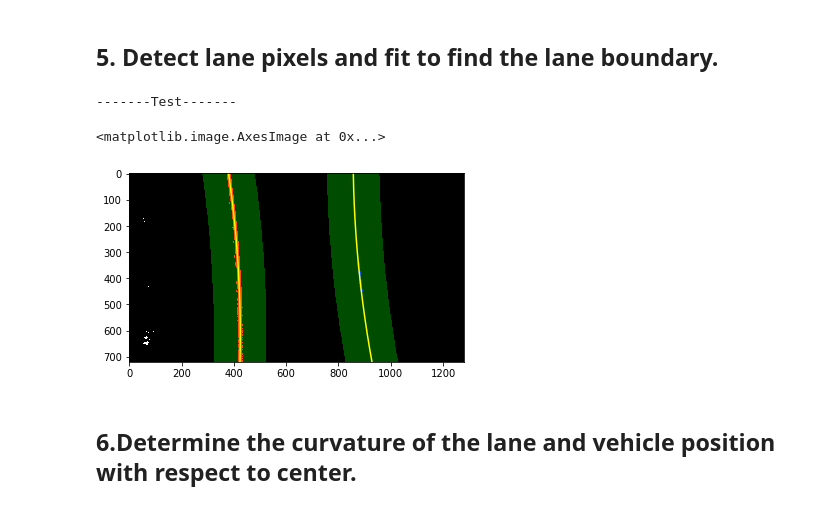
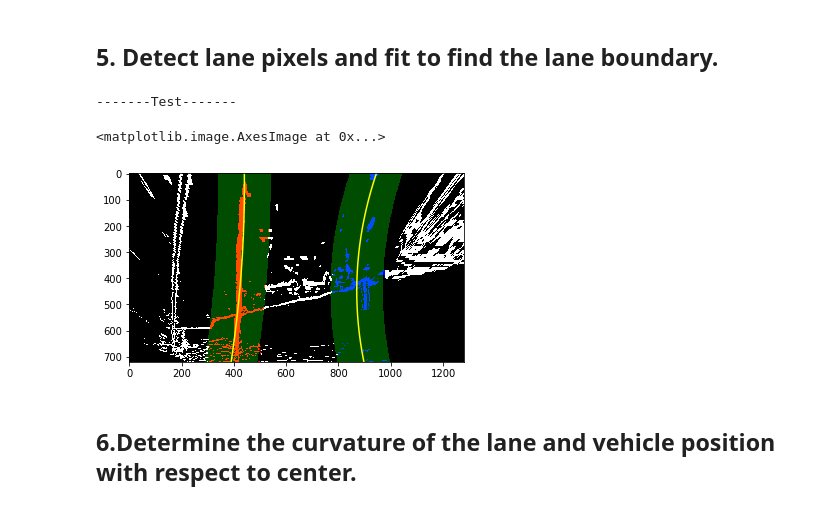
Before and after one commit to kolamanlee/CarND-LaneLines-P1, a Jupyter notebook: CarND-Advanced-Lane-Lines/P2.ipynb, the cells around one changed output. Drawn from its saved outputs; the diff is of its cells as text; code cells hidden in the pictures.

```diff
--- a/CarND-Advanced-Lane-Lines/P2.ipynb
+++ b/CarND-Advanced-Lane-Lines/P2.ipynb
@@ -186,17 +194,17 @@ Test the color space and gradients functions:
 
 #define a perspective transform as a bird's eye to get the
 
-def perspectiveUnwarp(img_undist, src, dst):
+def unwarpToPerspective(img_undist, src, dst):
     #use the cv2.getPerspectiveTransform() to get M and then get the warped img
-    height,width = img.shape[:2]
+    height,width = img_undist.shape[:2]
 
     M = cv2.getPerspectiveTransform(src, dst)
     Minv = cv2.getPerspectiveTransform(dst, src)
 
-    img_warped = cv2.warpPerspective(img, M, (width,height))
+    img_warped = cv2.warpPerspective(img_undist, M, (width,height))
     return M, Minv, img_warped
 
-def HLS_S_Unwarp(img_warped, thresh=(125, 255)):
+def unwarpByHLS_S(img_warped, thresh=(125, 255)):
     # 1) Convert to HLS color space
     hls = cv2.cvtColor(img_warped, cv2.COLOR_RGB2HLS)
     # 2) Apply a threshold to the S channel
@@ -227,7 +235,9 @@ def plotUnwarp(img_undist, img_warped, src, color ='#ee0000'):
 # test the perspective and unwarp bird's eys view
 # define source and destination points for transform
 print('---test---:')
-height,width = undistorted.shape[:2]
+
+height,width = result_img.shape[:2]
+
 src = np.float32([(575,465),
                   (720,465),
                   (290,685),
@@ -238,8 +248,8 @@ dst = np.float32([(400,0),
                   (400,height),
                   (width-400,height)])
 
-M, Minv, img_warped = perspectiveUnwarp(undistorted, src, dst)
-img_hls_unwarp = HLS_S_Unwarp(img_warped)
-plotUnwarp(undistorted,img_hls_unwarp, src)
+M, Minv, img_warped = unwarpToPerspective(result_img, src, dst)
+#img_hls_unwarp = unwarpByHLS_S(img_warped)
+plotUnwarp(undistorted,img_warped, src)
 # %% [output]
 ---test---:
@@ -248,7 +258,7 @@ plotUnwarp(undistorted,img_hls_unwarp, src)
 ## 5. Detect lane pixels and fit to find the lane boundary.
 # %%
 #input the warped imag to output the lane_pixels
-def find_lane_pixels(binary_warped):
+def findLanePixels(binary_warped):
     # Take a histogram of the bottom half of the image
     histogram = np.sum(binary_warped[binary_warped.shape[0]//2:,:], axis=0)
     # Create an output image to draw on and visualize the result
@@ -330,7 +340,7 @@ def find_lane_pixels(binary_warped):
 
     return ploty, leftx, lefty, rightx, righty, left_lane_inds, right_lane_inds, out_img
 
-def fit_poly(img_shape, leftx, lefty, rightx, righty):
+def fitPoly(img_shape, leftx, lefty, rightx, righty):
      ### TO-DO: Fit a second order polynomial to each with np.polyfit() ###
     left_fit = np.polyfit(lefty, leftx, 2)
     right_fit = np.polyfit(righty, rightx, 2)
@@ -343,9 +353,9 @@ def fit_poly(img_shape, leftx, lefty, rightx, righty):
     return left_fitx, right_fitx, ploty
 
 #fit the polynomial from the warped image
-def fit_polynomial(binary_warped):
+def fitPolynomial(binary_warped):
     # Find our lane pixels first
-    ploty, leftx, lefty, rightx, righty, left_lane_inds, right_lane_inds, out_img = find_lane_pixels(binary_warped)
+    ploty, leftx, lefty, rightx, righty, left_lane_inds, right_lane_inds, out_img = findLanePixels(binary_warped)
 
     # Fit a second order polynomial to each using `np.polyfit`
     left_fit = np.polyfit(lefty, leftx, 2)
@@ -374,7 +384,7 @@ def fit_polynomial(binary_warped):
     return out_img
 
 ###search_around_poly from the warped image and the left_fit/right_fit(output from find_lane_pixels)
-def search_around_poly(binary_warped, left_fit, right_fit):
+def fitAroundPoly(binary_warped, left_fit, right_fit):
     # HYPERPARAMETER
     # Choose the width of the margin around the previous polynomial to search
     # The quiz grader expects 100 here, but feel free to tune on your own!
@@ -403,7 +413,7 @@ def search_around_poly(binary_warped, left_fit, right_fit):
     righty = nonzeroy[right_lane_inds]
 
     # Fit new polynomials
-    left_fitx, right_fitx, ploty = fit_poly(binary_warped.shape, leftx, lefty, rightx, righty)
+    left_fitx, right_fitx, ploty = fitPoly(binary_warped.shape, leftx, lefty, rightx, righty)
 
     ## Visualization ##
     # Create an image to draw on and an image to show the selection window
@@ -423,38 +433,42 @@ def search_around_poly(binary_warped, left_fit, right_fit):
     right_line_window2 = np.array([np.flipud(np.transpose(np.vstack([right_fitx+margin,
                               ploty])))])
     right_line_pts = np.hstack((right_line_window1, right_line_window2))
 
     # Draw the lane onto the warped blank image
     cv2.fillPoly(window_img, np.int_([left_line_pts]), (0,255, 0))
     cv2.fillPoly(window_img, np.int_([right_line_pts]), (0,255, 0))
     result = cv2.addWeighted(out_img, 1, window_img, 0.3, 0)
 
     # Plot the polynomial lines onto the image
     plt.plot(left_fitx, ploty, color='yellow')
     plt.plot(right_fitx, ploty, color='yellow')
     ## End visualization steps ##
 
     return result
 
 
 
 ###test the fit_polynomial
 print('-------Test-------')
-binary_warped = img_hls_unwarp.copy()
+binary_warped = img_warped.copy()
 #
-# Run image through the pipeline
-ploty, leftx, lefty, rightx, righty, left_lane_inds, right_lane_inds, out_img = find_lane_pixels(binary_warped)
+#out_img = fitPolynomial(binary_warped)
+# View your output
+#plt.imshow(out_img)
+
+# Run image
+ploty, leftx, lefty, rightx, righty, left_lane_inds, right_lane_inds, out_img = findLanePixels(binary_warped)
 
 left_fit = np.polyfit(lefty, leftx, 2)
 right_fit = np.polyfit(righty, rightx, 2)
 
-out_img = search_around_poly(binary_warped, left_fit, right_fit)
+out_img = fitAroundPoly(binary_warped, left_fit, right_fit)
 # View your output
 plt.imshow(out_img)
 # %% [output]
 -------Test-------
 <matplotlib.image.AxesImage at 0x...>
-[figure, old version]
+[figure, new version]
 # %% [markdown]
 ## 6.Determine the curvature of the lane and vehicle position with respect to center.
 # %%
```
Also changed, not shown: parts of 15 cells of this notebook.
